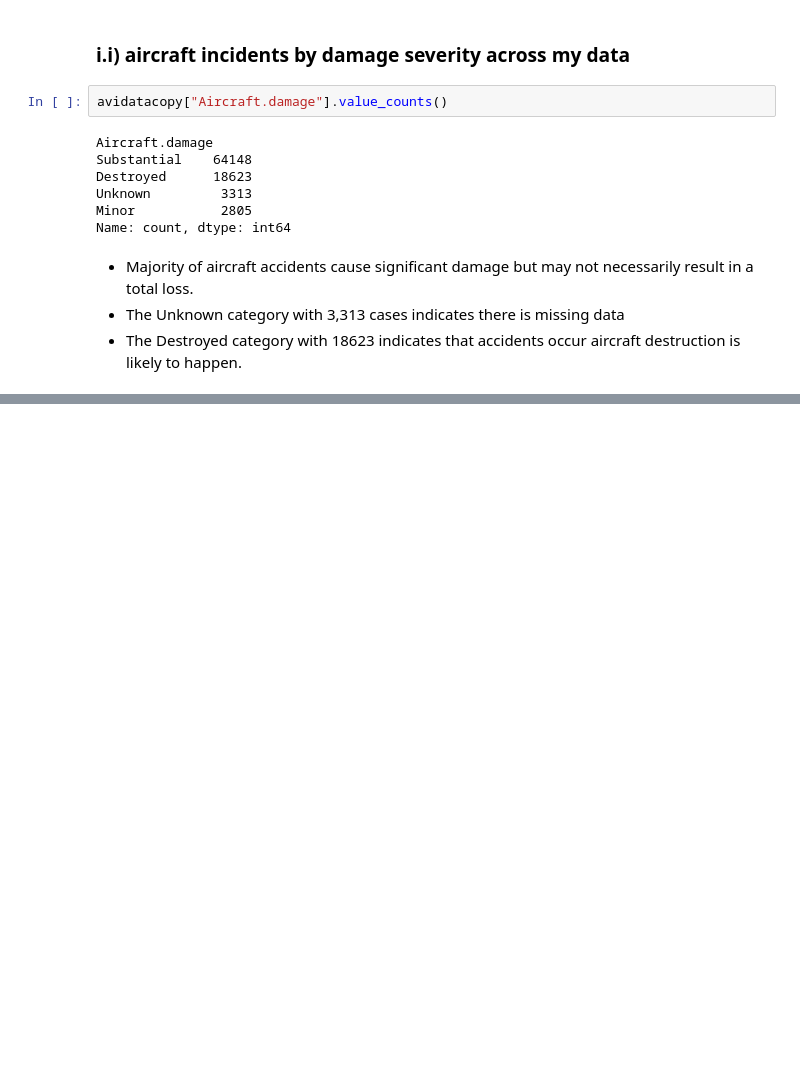
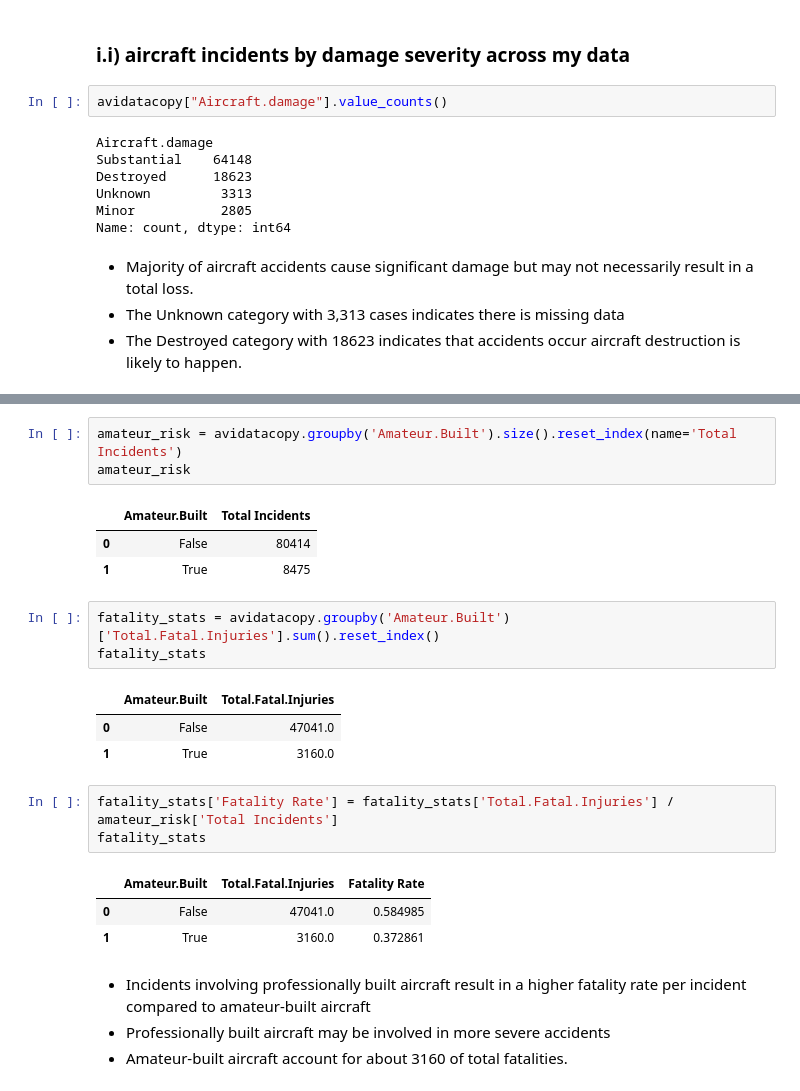
Before and after one commit to FAITHKAMANDE/AviData-Analytics, a Jupyter notebook: NoteBook.ipynb, the cells around one changed output, grey strips where cells are left out. Cells and saved outputs as stored; diff of their text form; blank space fills up the shorter version.

```diff
--- a/NoteBook.ipynb
+++ b/NoteBook.ipynb
@@ -964,0 +1029,25 @@ Name: count, dtype: int64
+# %%
+amateur_risk = avidatacopy.groupby('Amateur.Built').size().reset_index(name='Total Incidents')
+amateur_risk
+# %% [output]
+|  | Amateur.Built | Total Incidents |
+| 0 | False | 80414 |
+| 1 | True | 8475 |
+# %%
+fatality_stats = avidatacopy.groupby('Amateur.Built')['Total.Fatal.Injuries'].sum().reset_index()
+fatality_stats
+# %% [output]
+|  | Amateur.Built | Total.Fatal.Injuries |
+| 0 | False | 47041.0 |
+| 1 | True | 3160.0 |
+# %%
+fatality_stats['Fatality Rate'] = fatality_stats['Total.Fatal.Injuries'] / amateur_risk['Total Incidents']
+fatality_stats
+# %% [output]
+|  | Amateur.Built | Total.Fatal.Injuries | Fatality Rate |
+| 0 | False | 47041.0 | 0.584985 |
+| 1 | True | 3160.0 | 0.372861 |
+# %% [markdown]
+- Incidents involving professionally built aircraft result in a higher fatality rate per incident compared to amateur-built aircraft
+- Professionally built aircraft may be involved in more severe accidents
+- Amateur-built aircraft account for about 3160 of total fatalities.
```
Also changed, not shown: parts of 6 cells of this notebook.
